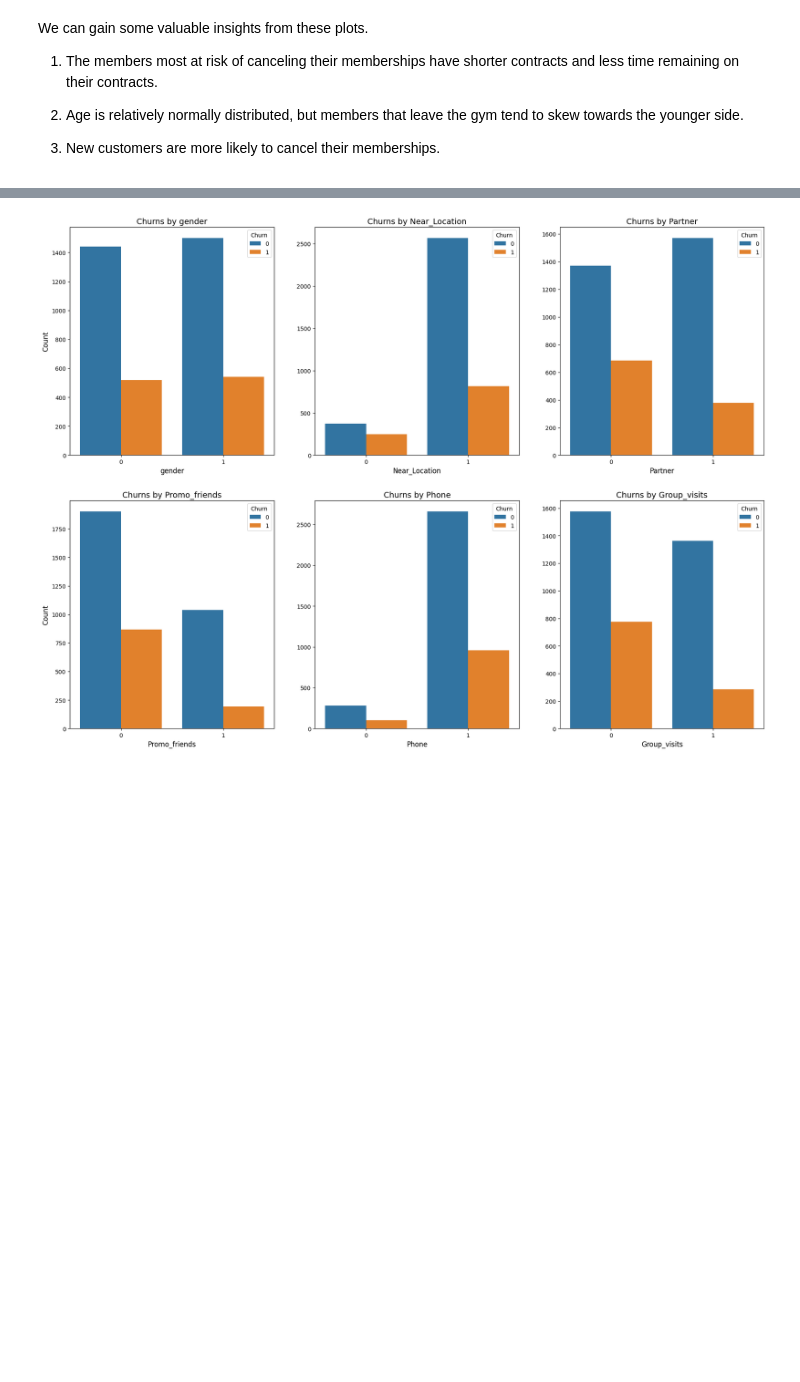
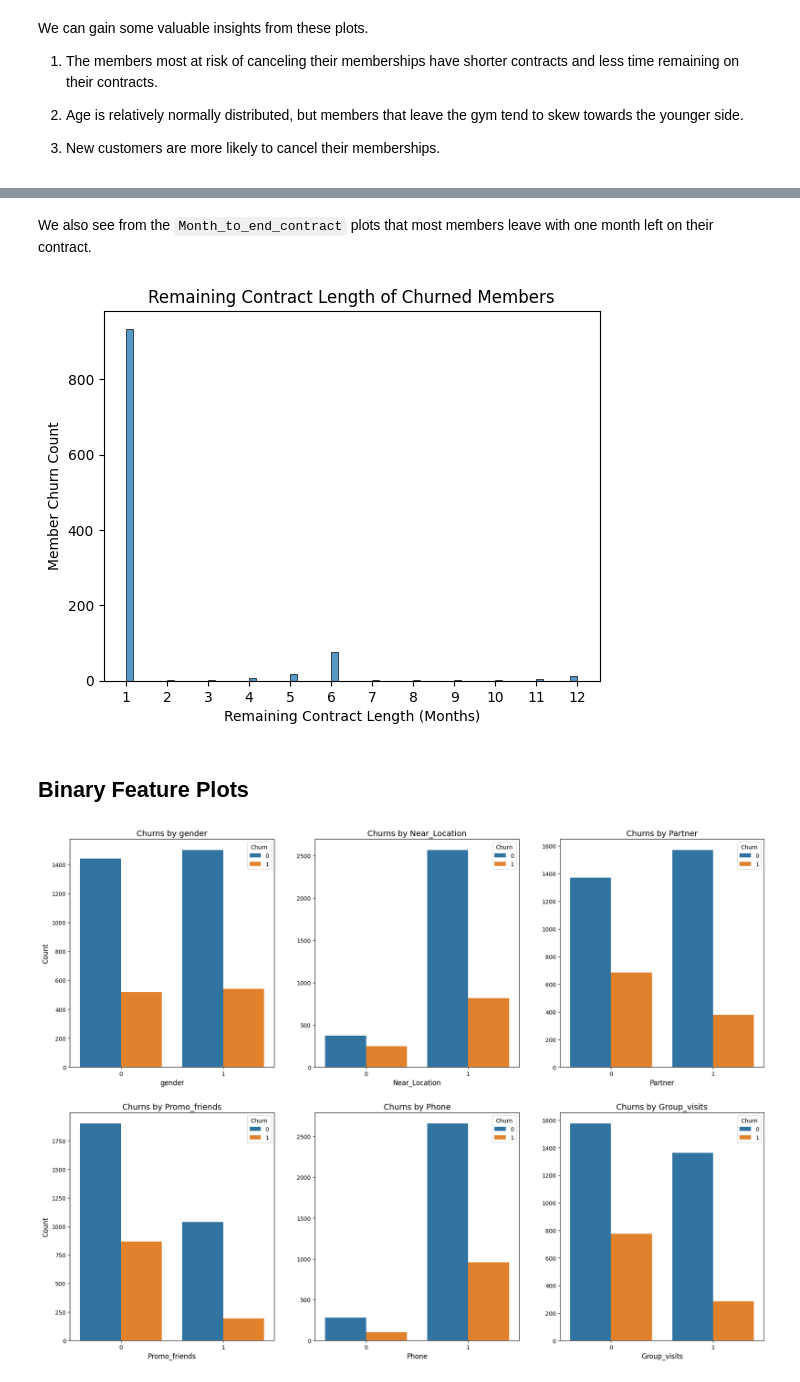
Before and after one commit to kennethwirjadisastra/customer_churn, a Jupyter notebook: gym_churn_eda.ipynb, the cells around one changed output, grey strips where cells are left out. Cells and saved outputs as stored; diff of their text form; code cells hidden in the pictures; blank space fills up the shorter version.

```diff
--- a/gym_churn_eda.ipynb
+++ b/gym_churn_eda.ipynb
@@ -315,3 +337,16 @@ We can gain some valuable insights from these plots.
+# %% [markdown]
+We also see from the `Month_to_end_contract` plots that most members leave with one month left on their contract.
+# %%
+sns.histplot(data=df[df['Churn']==1], x='Month_to_end_contract')
+plt.title('Remaining Contract Length of Churned Members')
+plt.xticks(np.arange(12)+1)
+plt.xlabel('Remaining Contract Length (Months)')
+plt.ylabel('Member Churn Count')
+plt.show()
+# %% [output]
+[figure, added]
+# %% [markdown]
+## Binary Feature Plots
 # %%
 fig, ax = plot_bar(df[binary_cols+['Churn']], figsize=(22,16))
 plt.show()
```
Also changed, not shown: parts of 12 cells of this notebook.
